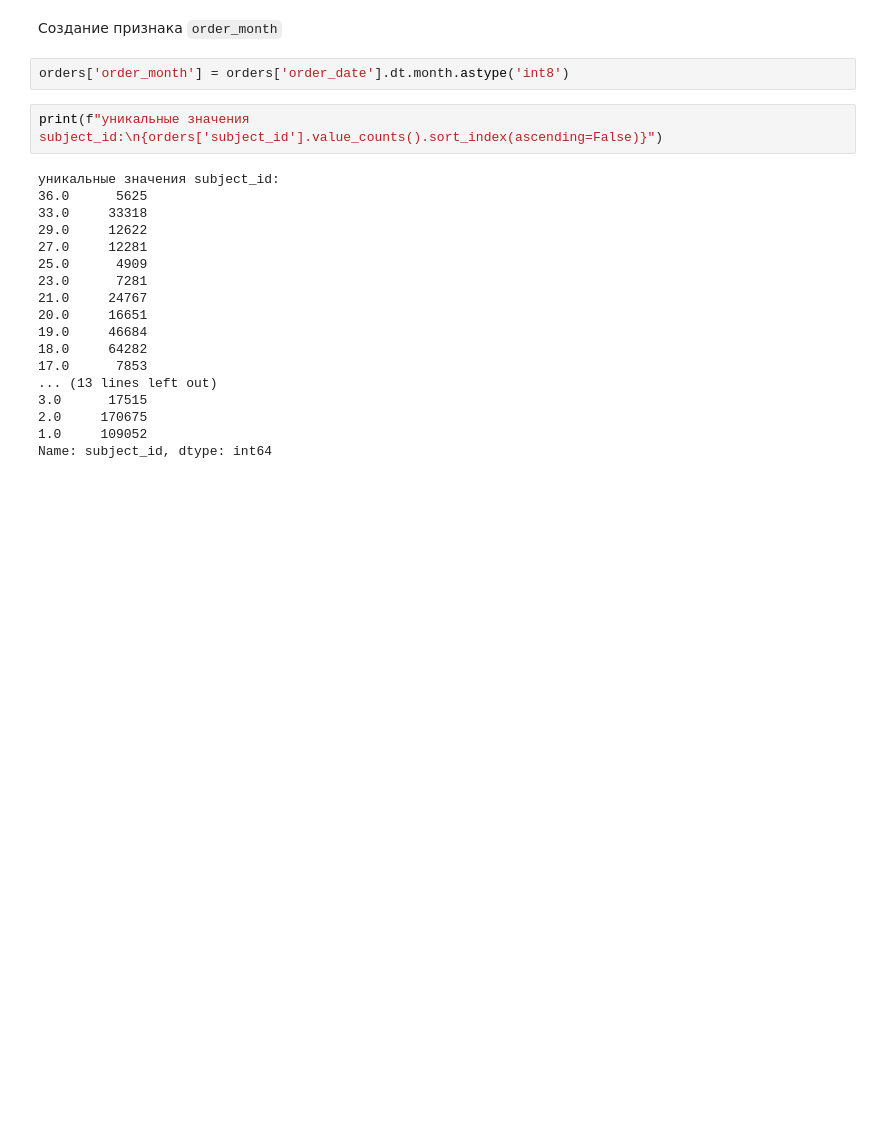
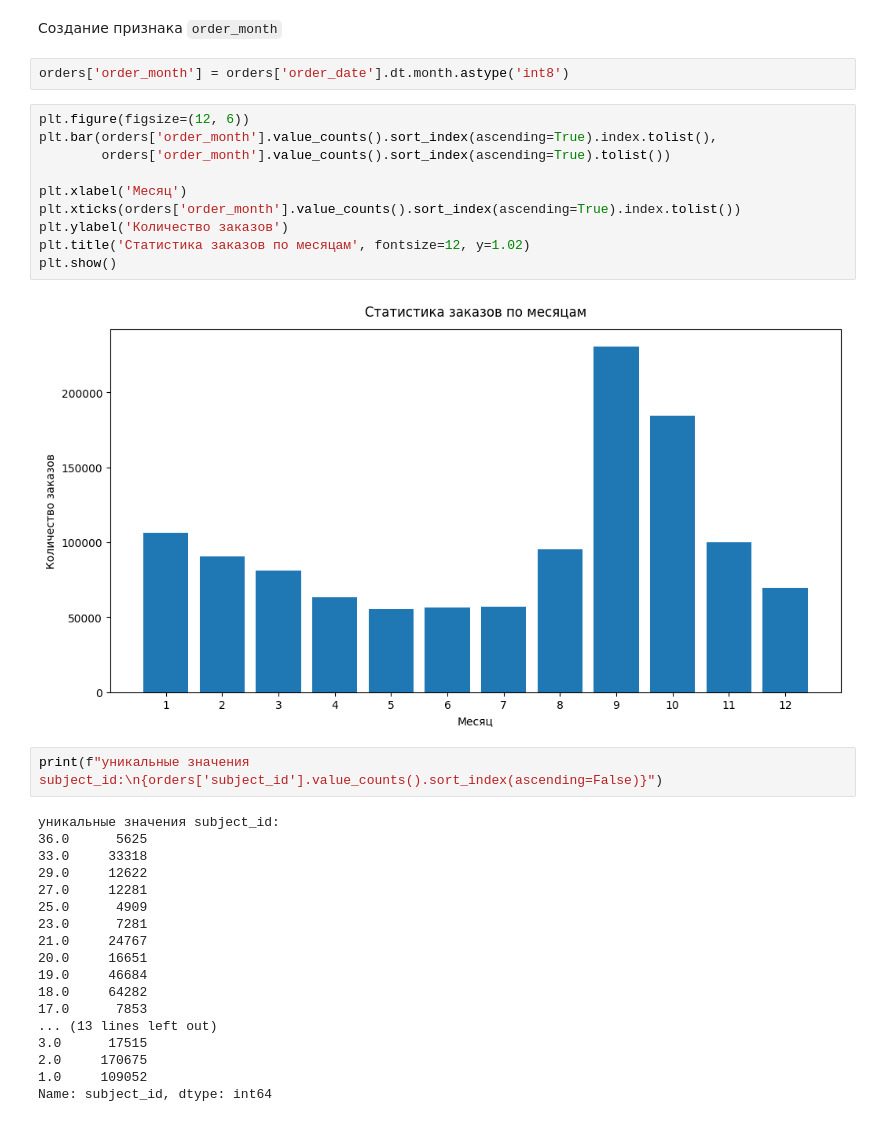
Before and after one commit to denis-42ds/classification_of_payment_requests, a Jupyter notebook: classification_of_payment_requests.ipynb, the cells around one changed output. Saved outputs shown, nothing was run; the diff lists cells and outputs as text; blank space fills up the shorter version.

```diff
--- a/classification_of_payment_requests.ipynb
+++ b/classification_of_payment_requests.ipynb
@@ -310,6 +329,18 @@ orders[['order_date', 'start_date', 'first_lesson_date', 'payment_date']] = (
 Создание признака `order_month`
 # %%
 orders['order_month'] = orders['order_date'].dt.month.astype('int8')
+# %%
+plt.figure(figsize=(12, 6))
+plt.bar(orders['order_month'].value_counts().sort_index(ascending=True).index.tolist(),
+        orders['order_month'].value_counts().sort_index(ascending=True).tolist())
+
+plt.xlabel('Месяц')
+plt.xticks(orders['order_month'].value_counts().sort_index(ascending=True).index.tolist())
+plt.ylabel('Количество заказов')
+plt.title('Статистика заказов по месяцам', fontsize=12, y=1.02)
+plt.show()
+# %% [output]
+[figure, added]
 # %%
 print(f"уникальные значения subject_id:\n{orders['subject_id'].value_counts().sort_index(ascending=False)}")
 # %% [output]
```
Also changed, not shown: parts of 52 cells of this notebook.
